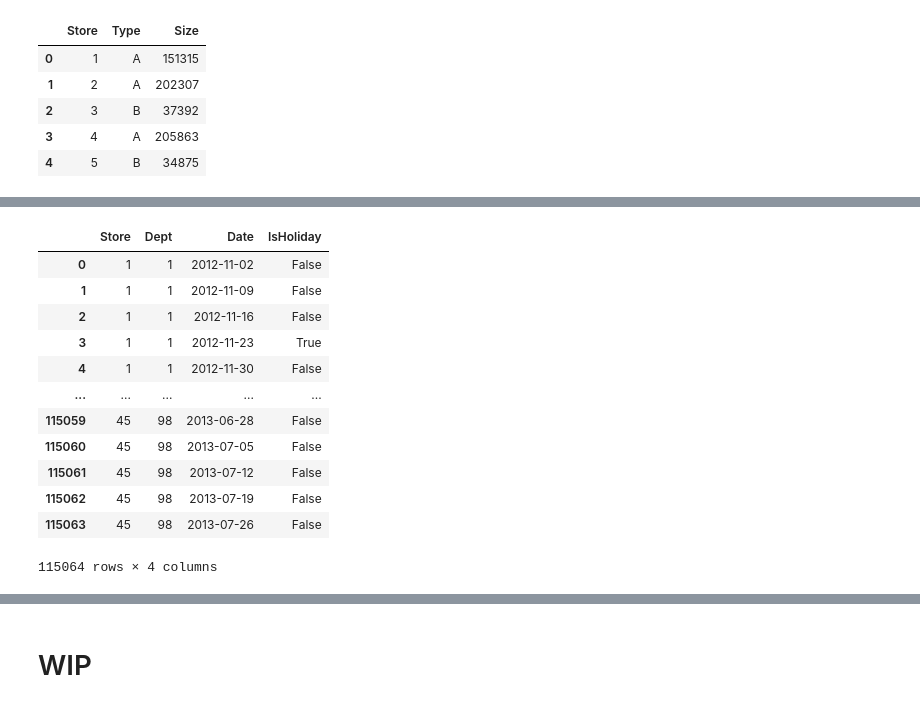
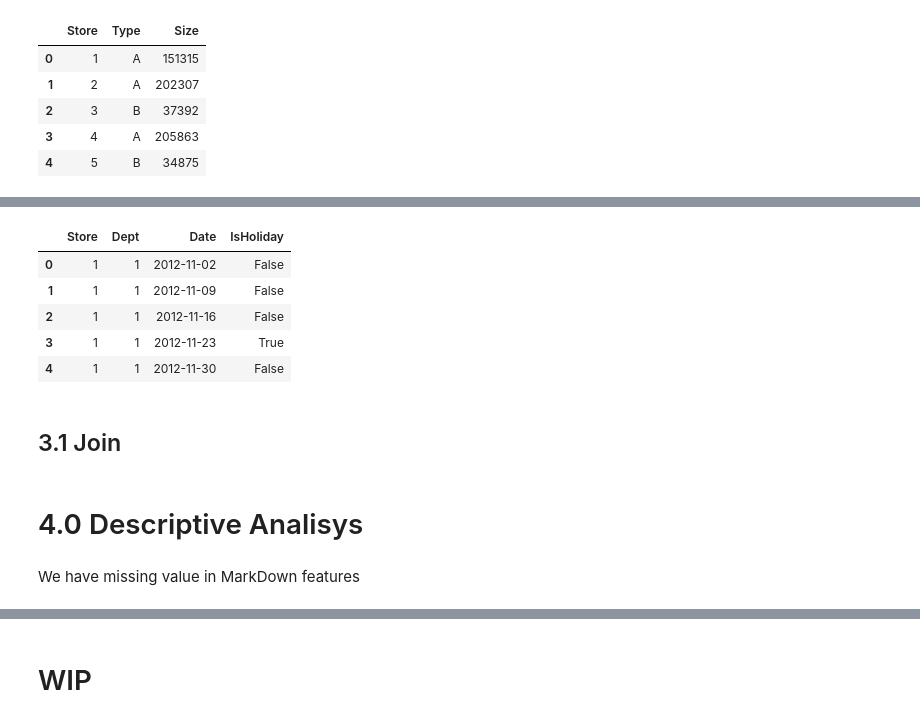
Before and after one commit to YuriCatramby/ds-reg-sales-forecast, a Jupyter notebook: ds-reg-sales-forecast.ipynb, the cells around one changed output, grey strips where cells are left out. Drawn from its saved outputs; the diff is of its cells as text; code cells hidden in the pictures.

Commit message:
join

```diff
--- a/ds-reg-sales-forecast.ipynb
+++ b/ds-reg-sales-forecast.ipynb
@@ -107,17 +94,12 @@ df_train
 # %%
-df_test = pd.read_csv('test.csv')
-df_test
+df_test_raw = pd.read_csv('test.csv')
+df_test_raw.head()
 # %% [output]
 |  | Store | Dept | Date | IsHoliday |
 | 0 | 1 | 1 | 2012-11-02 | False |
 | 1 | 1 | 1 | 2012-11-09 | False |
 | 2 | 1 | 1 | 2012-11-16 | False |
 | 3 | 1 | 1 | 2012-11-23 | True |
 | 4 | 1 | 1 | 2012-11-30 | False |
-| ... | ... | ... | ... | ... |
-| 115059 | 45 | 98 | 2013-06-28 | False |
-| 115060 | 45 | 98 | 2013-07-05 | False |
-| 115061 | 45 | 98 | 2013-07-12 | False |
-| 115062 | 45 | 98 | 2013-07-19 | False |
-| 115063 | 45 | 98 | 2013-07-26 | False |
-115064 rows × 4 columns
+# %% [markdown]
+## 3.1 Join
@@ -123,0 +155,2 @@ df_test
+# %% [markdown]
+# 4.0 Descriptive Analisys
@@ -123,0 +160,2 @@ df_test
+# %% [markdown]
+We have missing value in MarkDown features
```
Also changed, not shown: parts of 11 cells of this notebook.
